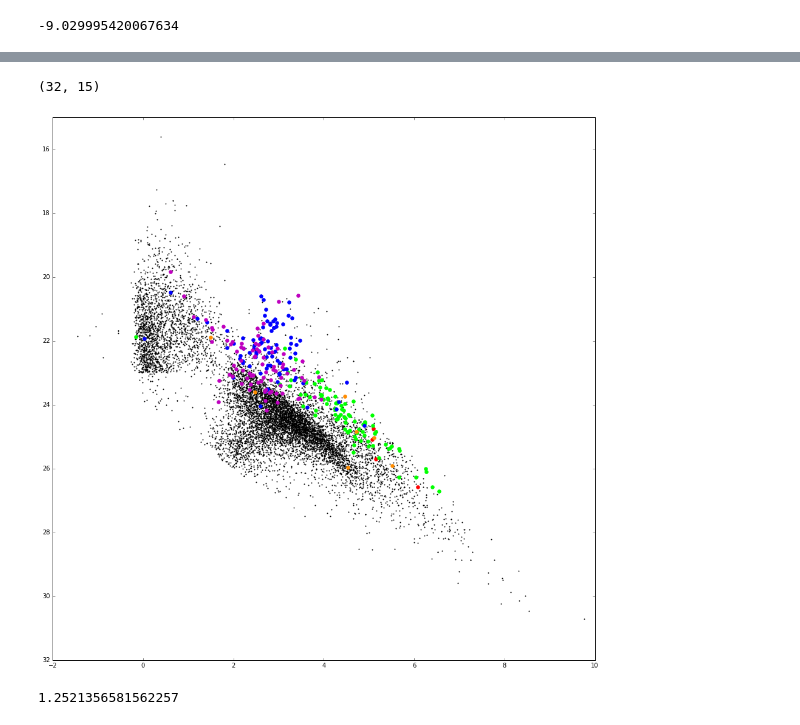
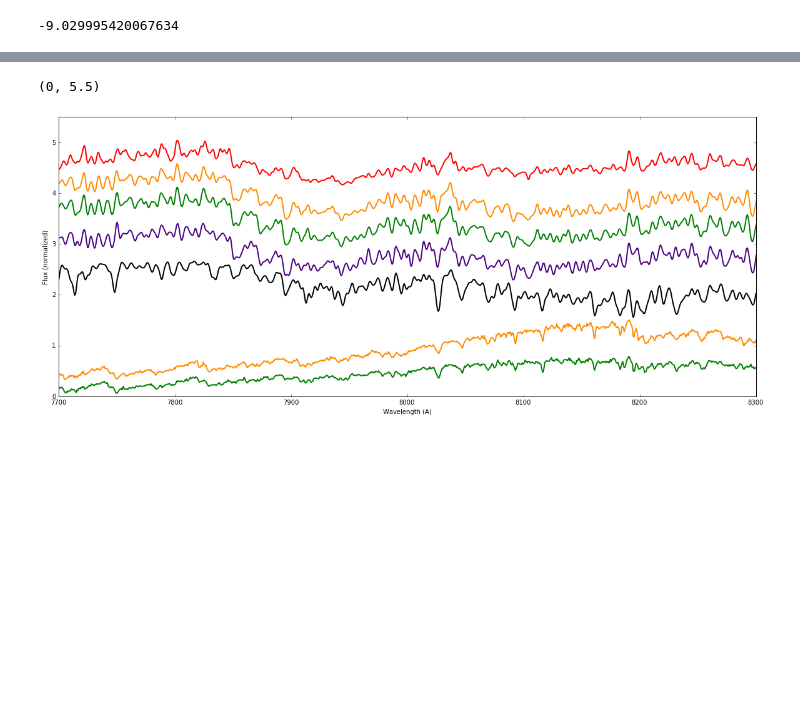
Before and after one commit to JonjonHays/Weak-CN-stars, a Jupyter notebook: Coadding_bins.ipynb, the cells around one changed output, grey strips where cells are left out. Saved outputs shown, nothing was run; the diff lists cells and outputs as text; code cells hidden in the pictures; blank space fills up the shorter version.

```diff
--- a/Coadding_bins.ipynb
+++ b/Coadding_bins.ipynb
@@ -451,3 +636,5 @@ ivarnorm8weakCN = np.array(ivarnorm8weakCN)
+# %%
+gauss = Gaussian1DKernel(1.5)
 # %%
 # Coadding spectra of non-carbon populations within indicated bin using 3-sigma clipping and median coadd method
 
@@ -462,8 +667,33 @@ bin8Coadd = mm.coadd_med(fluxnorm8, ivarnorm8, wv)
 # %%
 # Coadding spectra of carbon and weak CN populations within indicated bin using 3-sigma clipping and median coadd method
 
+bin1_2C_Coadd = mm.coadd_med(fluxnorm1_2C, ivarnorm1_2C, wv)
 bin3C_Coadd = mm.coadd_med(fluxnorm3C, ivarnorm3C, wv)
 bin5C_Coadd = mm.coadd_med(fluxnorm5C, ivarnorm5C, wv)
+binLeftC_Coadd = mm.coadd_med(fluxnormLeftC, ivarnormLeftC, wv)
+
 
 bin7wCNcoadd = mm.coadd_med(fluxnorm7weakCN, ivarnorm7weakCN, wv)
 bin8wCNcoadd = mm.coadd_med(fluxnorm8weakCN, ivarnorm8weakCN, wv)
+bin9wCNcoadd = mm.coadd_med(fluxnorm9weakCN, ivarnorm9weakCN, wv)
+
+# Gaussian smoothing of coadded spectra of carbon and weak CN populations within indicated bin using sigma = 2 pixels
+
+bin1_2C_CoaddSm = convolve(bin1_2C_Coadd, gauss)
+bin3C_CoaddSm = convolve(bin3C_Coadd, gauss)
+bin5C_CoaddSm = convolve(bin5C_Coadd, gauss)
+binLeftC_CoaddSm = convolve(binLeftC_Coadd, gauss)
+
+
+bin7wCNcoaddSm = convolve(bin7wCNcoadd, gauss)
+bin8wCNcoaddSm = convolve(bin8wCNcoadd, gauss)
+bin9wCNcoaddSm = convolve(bin9wCNcoadd, gauss)
+# %%
+# Coadding spectra of all weak CN stars
+weakCNcoadd = mm.coadd_med(fluxnorm, ivarnorm, wv)
+
+# Smoothing coadded spectra of all weak CN stars
+weakCNcoaddSm = convolve(weakCNcoadd, gauss)
+
+# enlarged spectrum of smooth weak CN coadd; spectrum is enlarged to try and match amplitude of 'W' in carbon star coadds
+weakCNcoaddSmX = (weakCNcoaddSm - .7) / (1 - .7)
@@ -582,19 +883,33 @@ py.ylim([0, 1.5])
 # %%
 # Experiment based off of HeB paper. Plot CMD of V vs. V - I
 
-py.rcParams['figure.figsize'] = 16,16
-mm.cmd_plot3(ncData, range(len(ncData)), 1, 'k', label = 'Non-carbon stars') #NONCARBON stars are BLACK and smaller
-mm.cmd_plot3(exData, range(len(exData)), 30, 'r', label = 'Extreme carbon stars') #EXTREME carbon stars are RED
-mm.cmd_plot3(scData, range(len(scData)), 30, 'lime', label = 'Strong carbon stars') #STRONG carbon stars are LIME
-mm.cmd_plot3(mcData, range(len(mcData)), 30, 'darkorange', label = 'Medium carbon stars')#MEDIUM carbon stars are DARK ORANGE
-mm.cmd_plot3(wcData, range(len(wcData)), 30, 'b', label = 'Weak carbon stars') #WEAK carbon stars are BLUE
-mm.cmd_plot3(marData, range(len(marData)), 30, 'm', label = 'Marginal carbon stars') #MARGINAL carbon stars are MAGENTA
-py.xlim([-2, 10])
-py.ylim([32, 15])
+# py.rcParams['figure.figsize'] = 16,16
+# mm.cmd_plot3(ncData, range(len(ncData)), 1, 'k', label = 'Non-carbon stars') #NONCARBON stars are BLACK and smaller
+# mm.cmd_plot3(exData, range(len(exData)), 30, 'r', label = 'Extreme carbon stars') #EXTREME carbon stars are RED
+# mm.cmd_plot3(Cdata, range(len(Cdata)), 30, 'lime', label = 'Strong carbon stars') #STRONG carbon stars are LIME
+# mm.cmd_plot3(mcData, range(len(mcData)), 30, 'darkorange', label = 'Medium carbon stars')#MEDIUM carbon stars are DARK ORANGE
+# mm.cmd_plot3(wcData, range(len(wcData)), 30, 'b', label = 'Weak carbon stars') #WEAK carbon stars are BLUE
+# mm.cmd_plot3(marData, range(len(marData)), 30, 'm', label = 'Marginal carbon stars') #MARGINAL carbon stars are MAGENTA
+# py.xlim([-2, 10])
+# py.ylim([32, 15])
-# %% [output]
-(32, 15)
-[figure, removed]
-# %%
-1/np.cos(37*np.pi/180)
-# %% [output]
-1.2521356581562257
+# %%
+# Plot comparing spectral features of weak CN, carbon, and normal stars at 7800-8200 Angstroms
+
+py.figure(18)
+py.plot(wv, bin1_2C_CoaddSm + 3.8, 'red', linewidth = 2)
+py.plot(wv, bin3C_CoaddSm + 3.1, 'darkorange', linewidth = 2)
+py.plot(wv, bin5C_CoaddSm + 2.6, 'green', linewidth = 2)
+py.plot(wv, binLeftC_CoaddSm + 2, 'indigo', linewidth = 2)
+py.plot(wv, weakCNcoaddSmX + .8, 'black' , linewidth = 2)
+py.plot(wv, bin3Coadd - .2, 'darkorange' , linewidth = 2)
+py.plot(wv, bin5Coadd - .6, 'green', linewidth = 2)
+
+
+py.title('')
+py.xlabel('Wavelength (A)')
+py.ylabel('Flux (normalized)')
+py.xlim([7700, 8300])
+py.ylim([0, 5.5])
+# %% [output]
+(0, 5.5)
+[figure, added]
```
Also changed, not shown: parts of 45 cells of this notebook.
